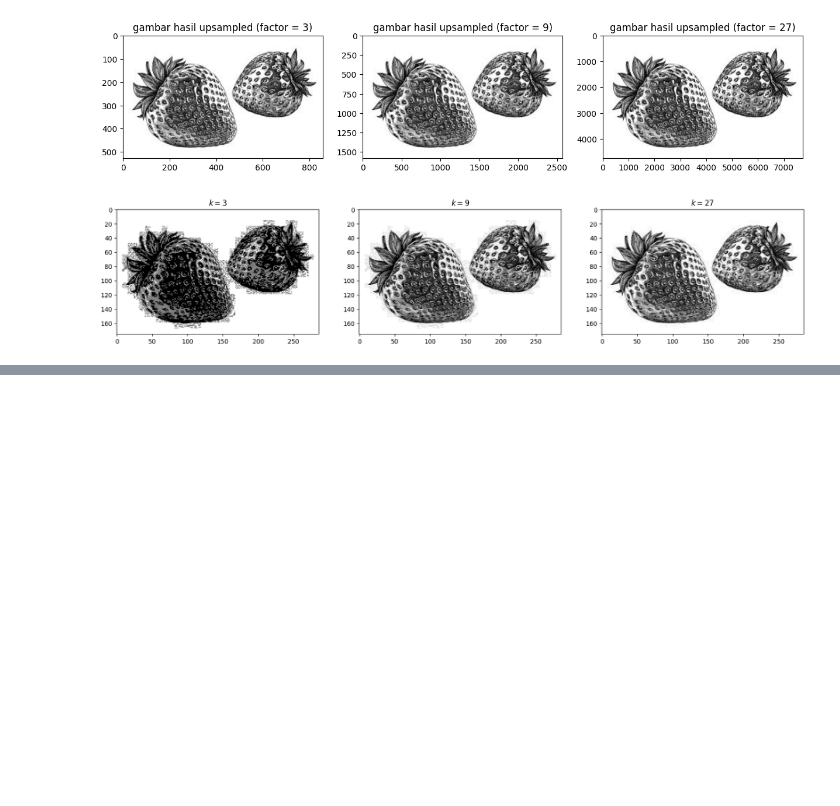
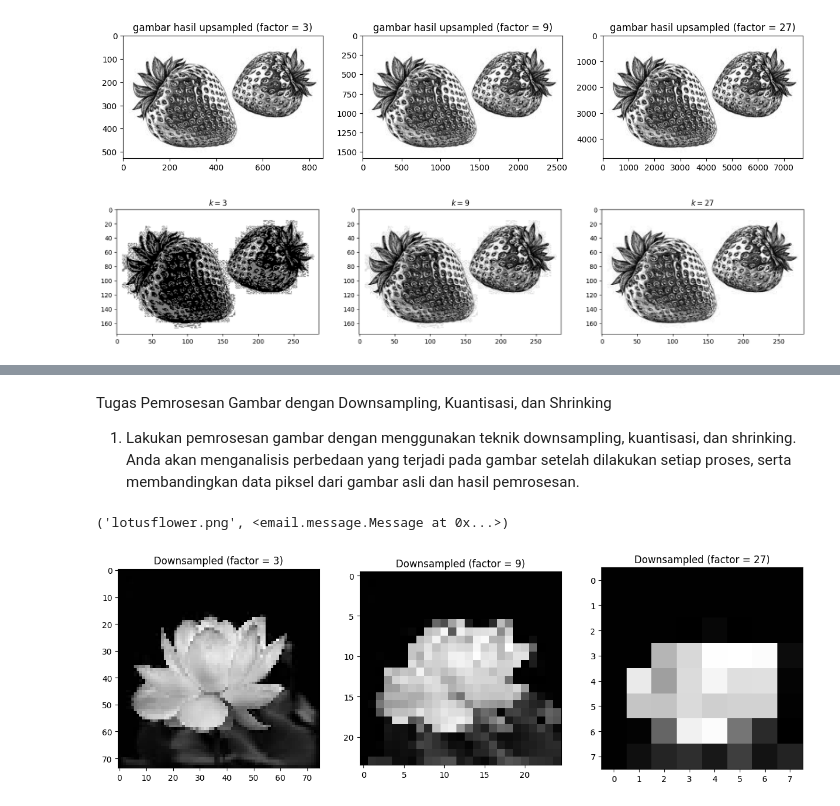
Before and after one commit to Intanpratiwiiii/Intann, a Jupyter notebook: SafetyIntanPratiwi_Pertemuan_3.ipynb, the cells around one changed output, grey strips where cells are left out. Drawn from its saved outputs; the diff is of its cells as text; code cells hidden in the pictures; blank space fills up the shorter version.

```diff
--- a/SafetyIntanPratiwi_Pertemuan_3.ipynb
+++ b/SafetyIntanPratiwi_Pertemuan_3.ipynb
@@ -155,0 +321,27 @@ plt.show()
+# %% [markdown]
+Tugas Pemrosesan Gambar dengan Downsampling, Kuantisasi, dan Shrinking
+
+1. Lakukan pemrosesan gambar dengan menggunakan teknik downsampling, kuantisasi, dan shrinking. Anda akan menganalisis perbedaan yang terjadi pada gambar setelah dilakukan setiap proses, serta membandingkan data piksel dari gambar asli dan hasil pemrosesan.
+# %%
+import urllib.request
+urllib.request.urlretrieve('embedded-picture','lotusflower.png')
+# %% [output]
+('lotusflower.png', <email.message.Message at 0x...>)
+# %%
+import numpy as np
+import cv2
+import matplotlib.pyplot as plt
+
+image = cv2.imread('lotusflower.png', cv2.IMREAD_GRAYSCALE)
+factors = 3**np.arange(1, 4)
+figure, axis = plt.subplots(1, len(factors), figsize=(15, 5))
+
+for factor, ax in zip(factors, axis):
+    new_size = (image.shape[1] // factor, image.shape[0] // factor)
+    downsampled_image = cv2.resize(image, new_size, interpolation=cv2.INTER_NEAREST)
+    ax.imshow(downsampled_image, cmap='gray')
+    ax.set_title(f'Downsampled (factor = {factor})')
+
+plt.show()
+# %% [output]
+[figure, added]
```
Also changed, not shown: parts of 15 cells of this notebook.
